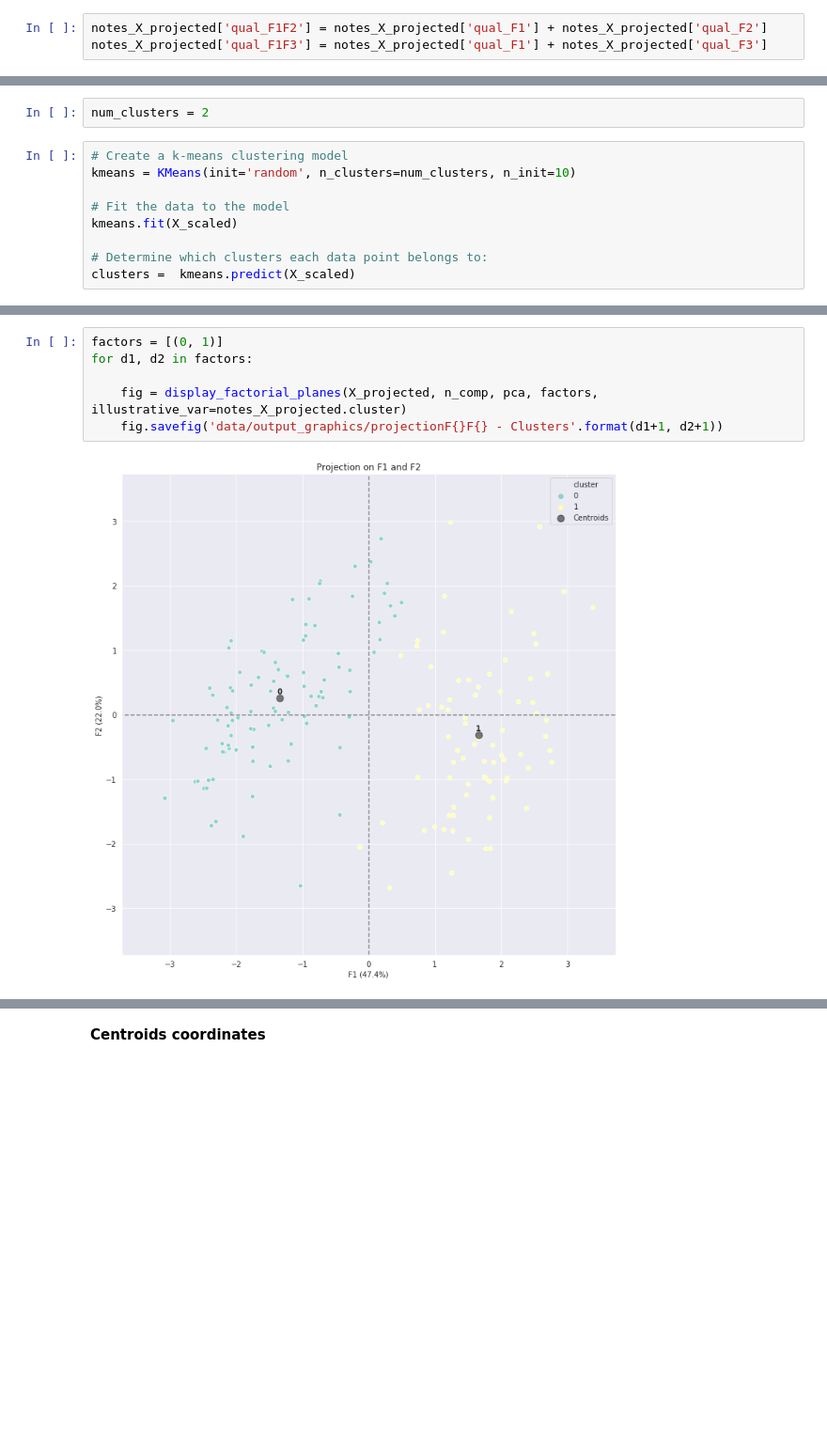
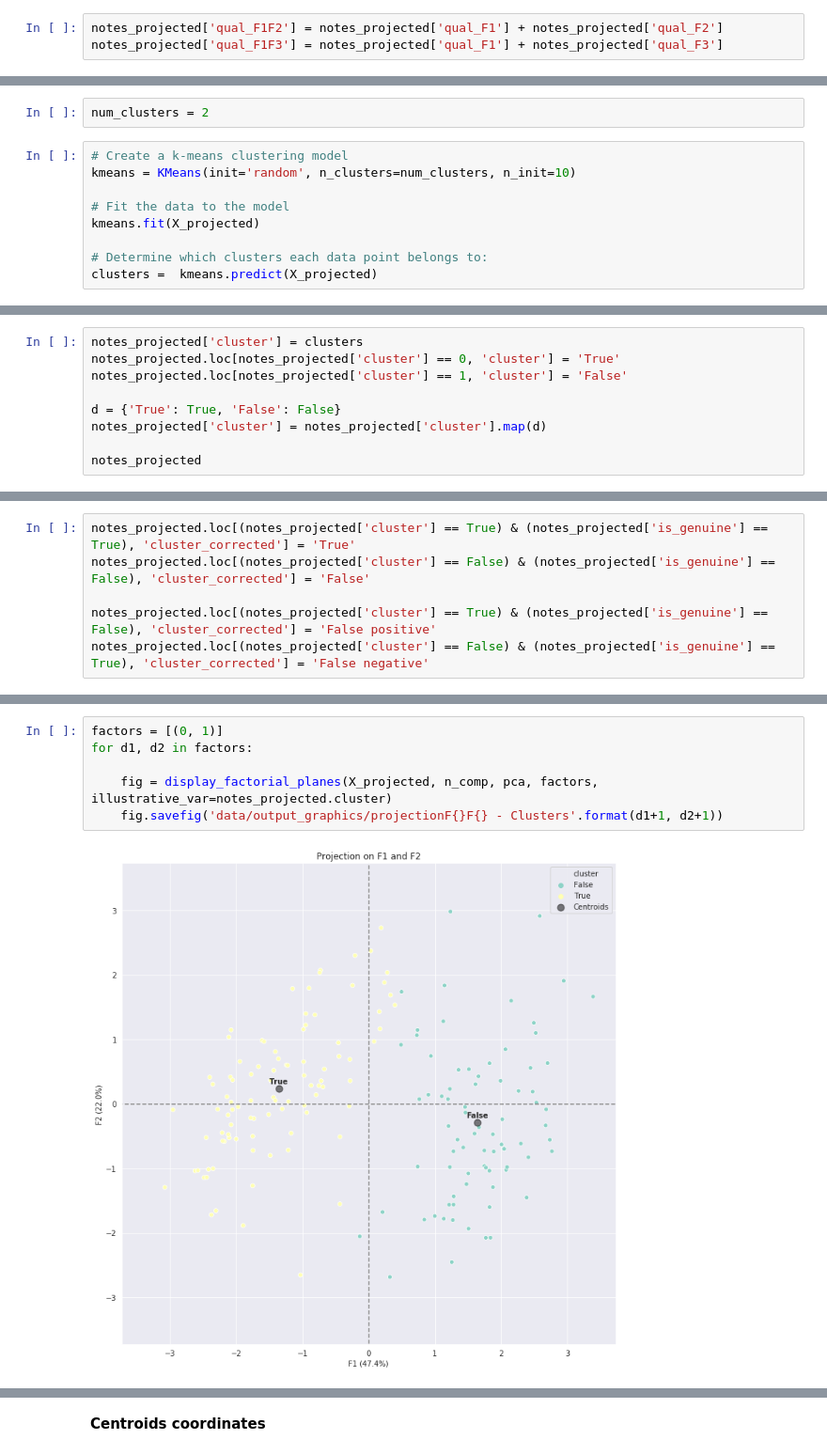
Before and after one commit to Michael-Orange/algorithm_banknotes, a Jupyter notebook: P6.ipynb, the cells around one changed output, grey strips where cells are left out. Shown at 94% size. Drawn from its saved outputs; the diff is of its cells as text; blank space fills up the shorter version.

```diff
--- a/P6.ipynb
+++ b/P6.ipynb
@@ -398,3 +362,3 @@ notes_X_projected['qual_F3'] = notes_X_projected['F2']**2 / notes_X_projected['s
 # %%
-notes_X_projected['qual_F1F2'] = notes_X_projected['qual_F1'] + notes_X_projected['qual_F2']
-notes_X_projected['qual_F1F3'] = notes_X_projected['qual_F1'] + notes_X_projected['qual_F3']
+notes_projected['qual_F1F2'] = notes_projected['qual_F1'] + notes_projected['qual_F2']
+notes_projected['qual_F1F3'] = notes_projected['qual_F1'] + notes_projected['qual_F3']
@@ -442,7 +406,7 @@ num_clusters = 2
 kmeans = KMeans(init='random', n_clusters=num_clusters, n_init=10)
 
 # Fit the data to the model
-kmeans.fit(X_scaled)
+kmeans.fit(X_projected)
 
 # Determine which clusters each data point belongs to:
-clusters =  kmeans.predict(X_scaled)
+clusters =  kmeans.predict(X_projected)
@@ -486,0 +453,9 @@ notes_X_projected
+# %%
+notes_projected['cluster'] = clusters
+notes_projected.loc[notes_projected['cluster'] == 0, 'cluster'] = 'True'
+notes_projected.loc[notes_projected['cluster'] == 1, 'cluster'] = 'False'
+
+d = {'True': True, 'False': False}
+notes_projected['cluster'] = notes_projected['cluster'].map(d)
+
+notes_projected
@@ -486,0 +476,6 @@ notes_X_projected
+# %%
+notes_projected.loc[(notes_projected['cluster'] == True) & (notes_projected['is_genuine'] == True), 'cluster_corrected'] = 'True'
+notes_projected.loc[(notes_projected['cluster'] == False) & (notes_projected['is_genuine'] == False), 'cluster_corrected'] = 'False'
+
+notes_projected.loc[(notes_projected['cluster'] == True) & (notes_projected['is_genuine'] == False), 'cluster_corrected'] = 'False positive'
+notes_projected.loc[(notes_projected['cluster'] == False) & (notes_projected['is_genuine'] == True), 'cluster_corrected'] = 'False negative'
@@ -487,8 +498,8 @@ notes_X_projected
 # %%
 factors = [(0, 1)]
 for d1, d2 in factors:
 
-    fig = display_factorial_planes(X_projected, n_comp, pca, factors, illustrative_var=notes_X_projected.cluster)
+    fig = display_factorial_planes(X_projected, n_comp, pca, factors, illustrative_var=notes_projected.cluster)
     fig.savefig('data/output_graphics/projectionF{}F{} - Clusters'.format(d1+1, d2+1))
 # %% [output]
-[figure, old version]
+[figure, new version]
```
Also changed, not shown: parts of 82 cells of this notebook.
